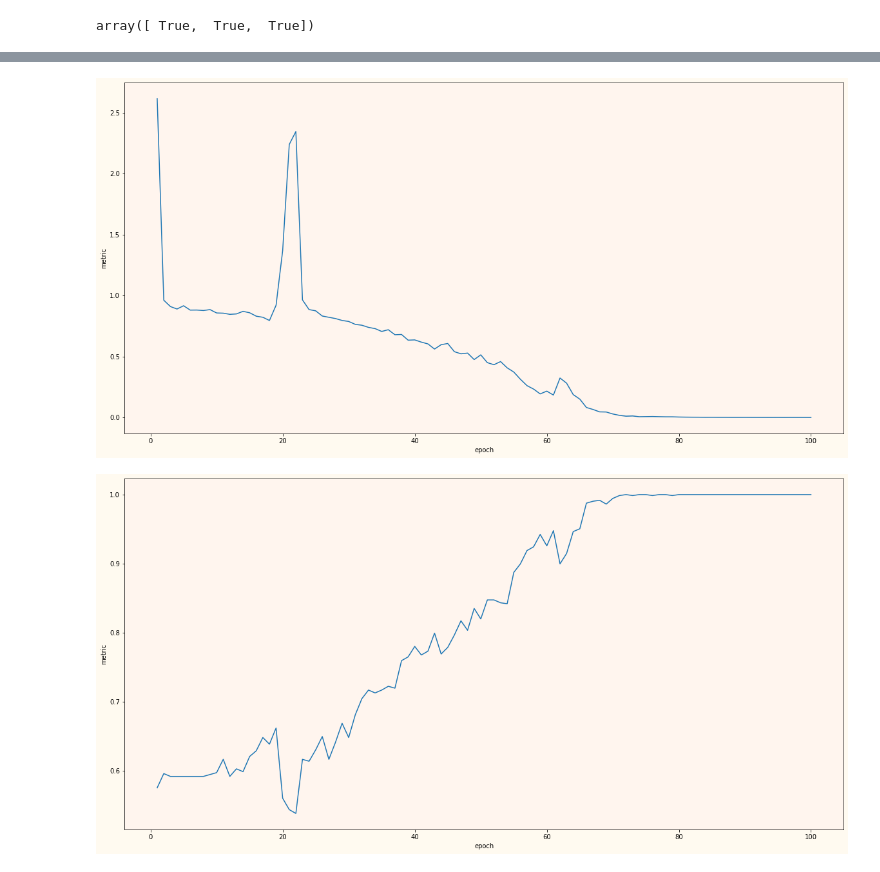
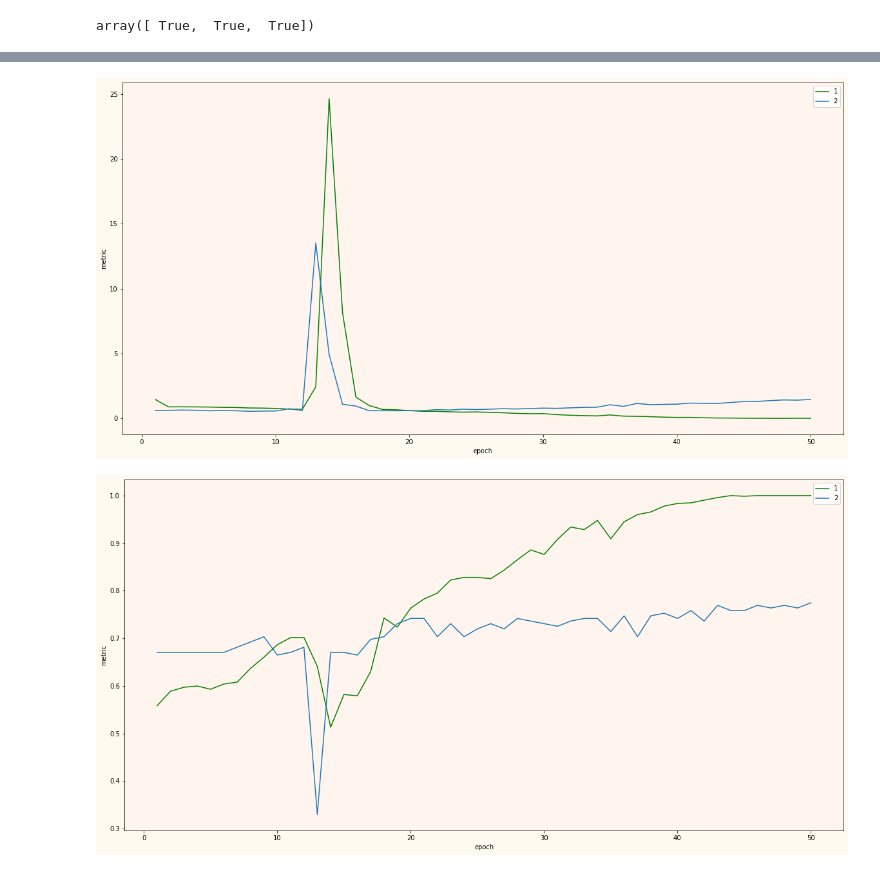
Before and after one commit to Usatoff/covid, a Jupyter notebook: classification_by_xray.ipynb, the cells around one changed output, grey strips where cells are left out. Cells and saved outputs as stored; diff of their text form; code cells hidden in the pictures.

```diff
--- a/classification_by_xray.ipynb
+++ b/classification_by_xray.ipynb
@@ -199,0 +108,4 @@ gc.collect(generation=2)
+# %%
+temp = pd.read_csv(r"C:\Users\Lenovo\OneDrive\data\covid\images\resized256x256\data.tsv",sep="\t")
+# %%
+y = np.array(temp.finding)
@@ -222,10 +129,13 @@ Num GPUs Available:  0
 # %%
-hystory = model.fit(
+%%time
+
+history = model.fit(
     X_train,
     y_train,
     epochs=EPOCHS,
-    batch_size=10*BATCH_SIZE,
+    batch_size=BATCH_SIZE,
     shuffle=True,
-    class_weight={True:2, False:1}
+    class_weight={True:2, False:1},
+    validation_data=(X_test, y_test)
 )
 # %% [output]
@@ -275,10 +185,13 @@ weighted avg       0.72      0.73      0.72       182
 # %%
 import matplotlib.pyplot as plt
 
-def plot_beautiful(x, y):
+def plot_beautiful(x, y, *args):
 
     fig, ax = plt.subplots()
-    ax.plot(x,y)
+    ax.plot(x, y, color="g", label=1)
+
+    for i,y in enumerate(args):
+        ax.plot(x, y, label=i+2)
 
     ax.set_ylabel("metric")
     ax.set_xlabel("epoch")
@@ -288,12 +201,15 @@ def plot_beautiful(x, y):
 
     ax.set_facecolor('seashell')
     fig.set_facecolor('floralwhite')
+
+    plt.legend()
+
     plt.show()
 # %%
-plot_beautiful(np.arange(len(hystory.history["loss"]))+1,hystory.history["loss"])
+plot_beautiful(np.arange(len(history.history["loss"]))+1,history.history["loss"], history.history["val_loss"])
 # %% [output]
-[figure, old version]
+[figure, new version]
 # %%
-plot_beautiful(np.arange(len(hystory.history["loss"]))+1,hystory.history["accuracy"])
+plot_beautiful(np.arange(len(history.history["accuracy"]))+1,history.history["accuracy"], history.history["val_accuracy"])
 # %% [output]
-[figure, old version]
+[figure, new version]
```
Also changed, not shown: parts of 27 cells of this notebook.
